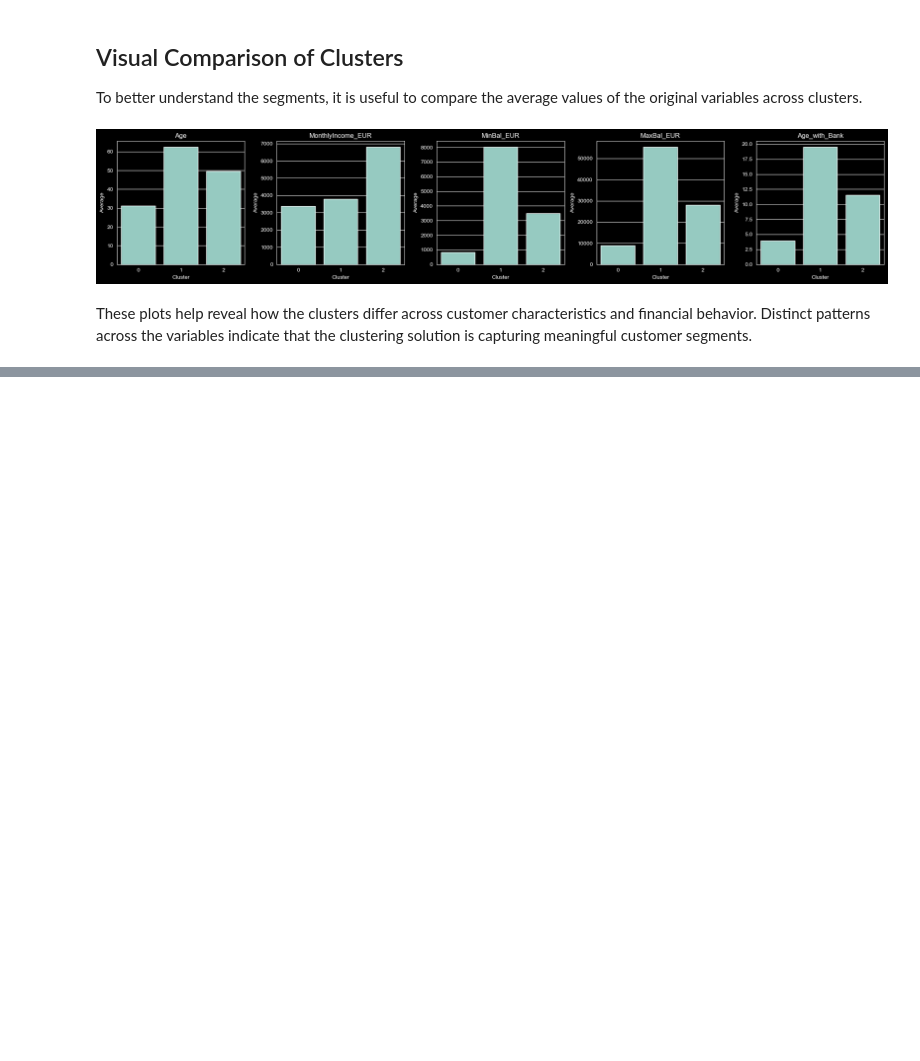
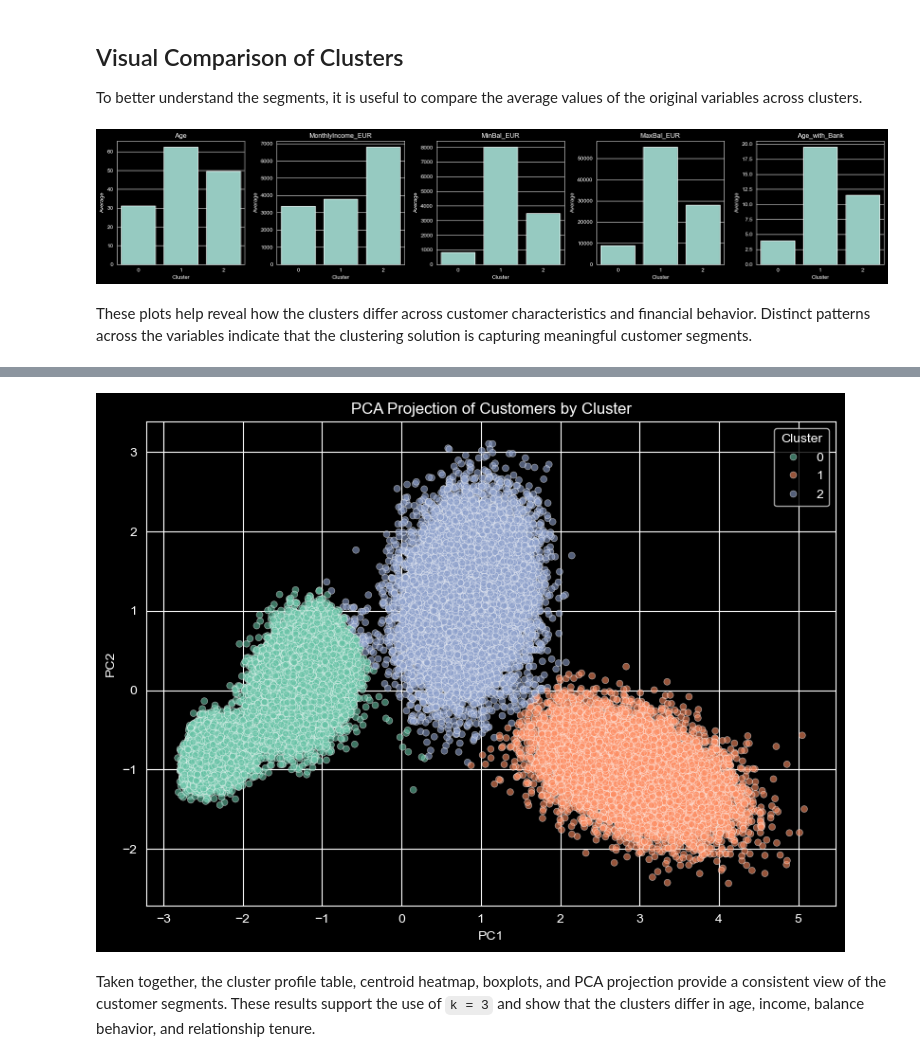
Before and after one commit to bquarkz/master-classes-empty, a Jupyter notebook: notebooks/assignments/m5/final_exam_m5fe2.ipynb, the cells around one changed output, grey strips where cells are left out. Saved outputs shown, nothing was run; the diff lists cells and outputs as text; code cells hidden in the pictures; blank space fills up the shorter version.

```diff
--- a/notebooks/assignments/m5/final_exam_m5fe2.ipynb
+++ b/notebooks/assignments/m5/final_exam_m5fe2.ipynb
@@ -304,0 +352,21 @@ These plots help reveal how the clusters differ across customer characteristics
+# %%
+from sklearn.decomposition import PCA
+
+pca = PCA(n_components=2, random_state=42)
+pca_coords = pca.fit_transform(scaled_data)
+
+pca_df = pd.DataFrame({
+    "PC1": pca_coords[:, 0],
+    "PC2": pca_coords[:, 1],
+    "Cluster": df["Cluster"]
+})
+
+plt.figure(figsize=(8, 6))
+sns.scatterplot(data=pca_df, x="PC1", y="PC2", hue="Cluster", palette="Set2", alpha=0.6, s=25)
+plt.title("PCA Projection of Customers by Cluster")
+plt.tight_layout()
+plt.show()
+# %% [output]
+[figure, added]
+# %% [markdown]
+Taken together, the cluster profile table, centroid heatmap, boxplots, and PCA projection provide a consistent view of the customer segments. These results support the use of `k = 3` and show that the clusters differ in age, income, balance behavior, and relationship tenure.
```
Also changed, not shown: parts of 7 cells of this notebook.
